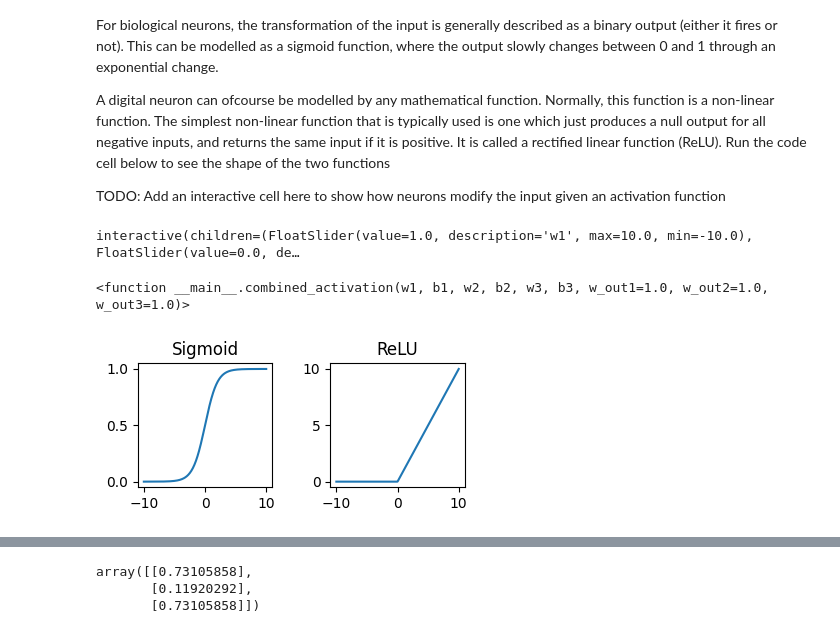
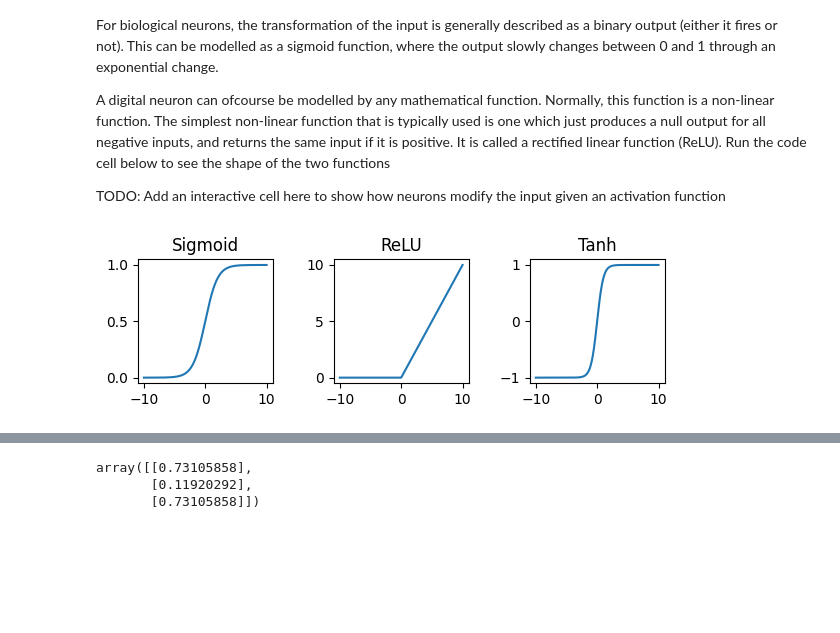
Before and after one commit to cryoTUD/ai4nanobiology, a Jupyter notebook: week_1/2_basics_nn.ipynb, the cells around one changed output, grey strips where cells are left out. Drawn from its saved outputs; the diff is of its cells as text; code cells hidden in the pictures; blank space fills up the shorter version.

```diff
--- a/week_1/2_basics_nn.ipynb
+++ b/week_1/2_basics_nn.ipynb
@@ -68,87 +80,34 @@ For biological neurons, the transformation of the input is generally described a
 A digital neuron can ofcourse be modelled by any mathematical function. Normally, this function is a non-linear function. The simplest non-linear function that is typically used is one which just produces a null output for all negative inputs, and returns the same input if it is positive. It is called a rectified linear function (ReLU). Run the code cell below to see the shape of the two functions
 
 TODO: Add an interactive cell here to show how neurons modify the input given an activation function
-# %%
-import ipywidgets as widgets
-# Interactive widget to combine activation functions of three neurons to fit the data.
-# Users choose the weights and biases for each of the three neurons and see how the combined function fits the data.
-
-def combined_activation(w1, b1, w2, b2, w3, b3, w_out1=1.0, w_out2=1.0, w_out3=1.0):
-    # Define the activation functions for three neurons
-    def neuron1(x):
-        return np.maximum(0, w1 * x + b1)  # ReLU activation
-
-    def neuron2(x):
-        return np.maximum(0, w2 * x + b2)  # ReLU activation
-
-    def neuron3(x):
-        return np.maximum(0, w3 * x + b3)  # ReLU activation
-
-    def output(x):
-        # combine with output weights
-        return w_out1 * neuron1(x) + w_out2 * neuron2(x) + w_out3 * neuron3(x)
-
-    combined_output = output(x_true)
-
-    # Plotting
-    plt.figure(figsize=(10, 6))
-    plt.plot(x_true, y_true, color="black", label="True Function", linestyle='--', linewidth=4)
-    plt.plot(x_true, combined_output, color="green", label="Combined Activation", linewidth=2)
-    plt.scatter(x_sample, y_sample, color="red", label="Sampled Data")
-    plt.xlabel('X')
-    plt.ylabel('Y')
-    plt.title('Combined Activation of Three Neurons')
-    plt.ylim(0, 12)
-    plt.legend()
-    plt.grid()
-    plt.show()
-# Create interactive sliders for weights and biases
-min_weight = -10
-max_weight = 10
-min_bias = -10
-max_bias = 10
-w1_slider = widgets.FloatSlider(value=1.0, min=min_weight, max=max_weight, step=0.1, description='w1')
-b1_slider = widgets.FloatSlider(value=0.0, min=min_bias, max=max_bias, step=0.1, description='b1')
-wout1_slider = widgets.FloatSlider(value=1.0, min=min_weight, max=max_weight, step=0.1, description='w_out1')
-w2_slider = widgets.FloatSlider(value=1.0, min=min_weight, max=max_weight, step=0.1, description='w2')
-b2_slider = widgets.FloatSlider(value=0.0, min=min_bias, max=max_bias, step=0.1, description='b2')
-wout2_slider = widgets.FloatSlider(value=1.0, min=min_weight, max=max_weight, step=0.1, description='w_out2')
-w3_slider = widgets.FloatSlider(value=1.0, min=min_weight, max=max_weight, step=0.1, description='w3')
-b3_slider = widgets.FloatSlider(value=0.0, min=min_bias, max=max_bias, step=0.1, description='b3')
-wout3_slider = widgets.FloatSlider(value=1.0, min=min_weight, max=max_weight, step=0.1, description='w_out3')
-
-
-# Display the interactive widget
-widgets.interact(combined_activation, w1=w1_slider, b1=b1_slider, w2=w2_slider, b2=b2_slider, w3=w3_slider, b3=b3_slider, w_out1=wout1_slider, w_out2=wout2_slider, w_out3=wout3_slider)
-# %% [output]
-interactive(children=(FloatSlider(value=1.0, description='w1', max=10.0, min=-10.0), FloatSlider(value=0.0, de…
-<function __main__.combined_activation(w1, b1, w2, b2, w3, b3, w_out1=1.0, w_out2=1.0, w_out3=1.0)>
 # %%
 import matplotlib.pyplot as plt
 import numpy as np
 def activation_function(z, function_type="sigmoid"):
     if function_type == "sigmoid":
         return 1 / (1 + np.exp(-z))
     elif function_type == "relu":
         return np.maximum(0, z)
+    elif function_type == "tanh":
+        return np.tanh(z)
     else:
         raise ValueError("Unsupported activation function.")
 
-def neuron(input, weight, bias, activation_function_type="sigmoid"):
-    z = np.dot(input, weight) + bias
-    output = activation_function(z, function_type=activation_function_type)
-    return output
 
 # plot sigmoid and relu
 
 z = np.linspace(-10, 10, 400)
 sigmoid_values = activation_function(z, function_type="sigmoid")
 relu_values = activation_function(z, function_type="relu")
-fig, ax = plt.subplots(1, 2, figsize=(4, 2))
+tanh_values = activation_function(z, function_type="tanh")
+fig, ax = plt.subplots(1, 3, figsize=(6, 2))
 ax[0].plot(z, sigmoid_values)
 ax[0].set_title("Sigmoid")
 ax[1].plot(z, relu_values)
 ax[1].set_title("ReLU")
+ax[2].plot(z, tanh_values)
+ax[2].set_title("Tanh")
+
 plt.tight_layout()
 # %% [output]
-[figure, old version]
+[figure, new version]
```
Also changed, not shown: parts of 15 cells of this notebook.
